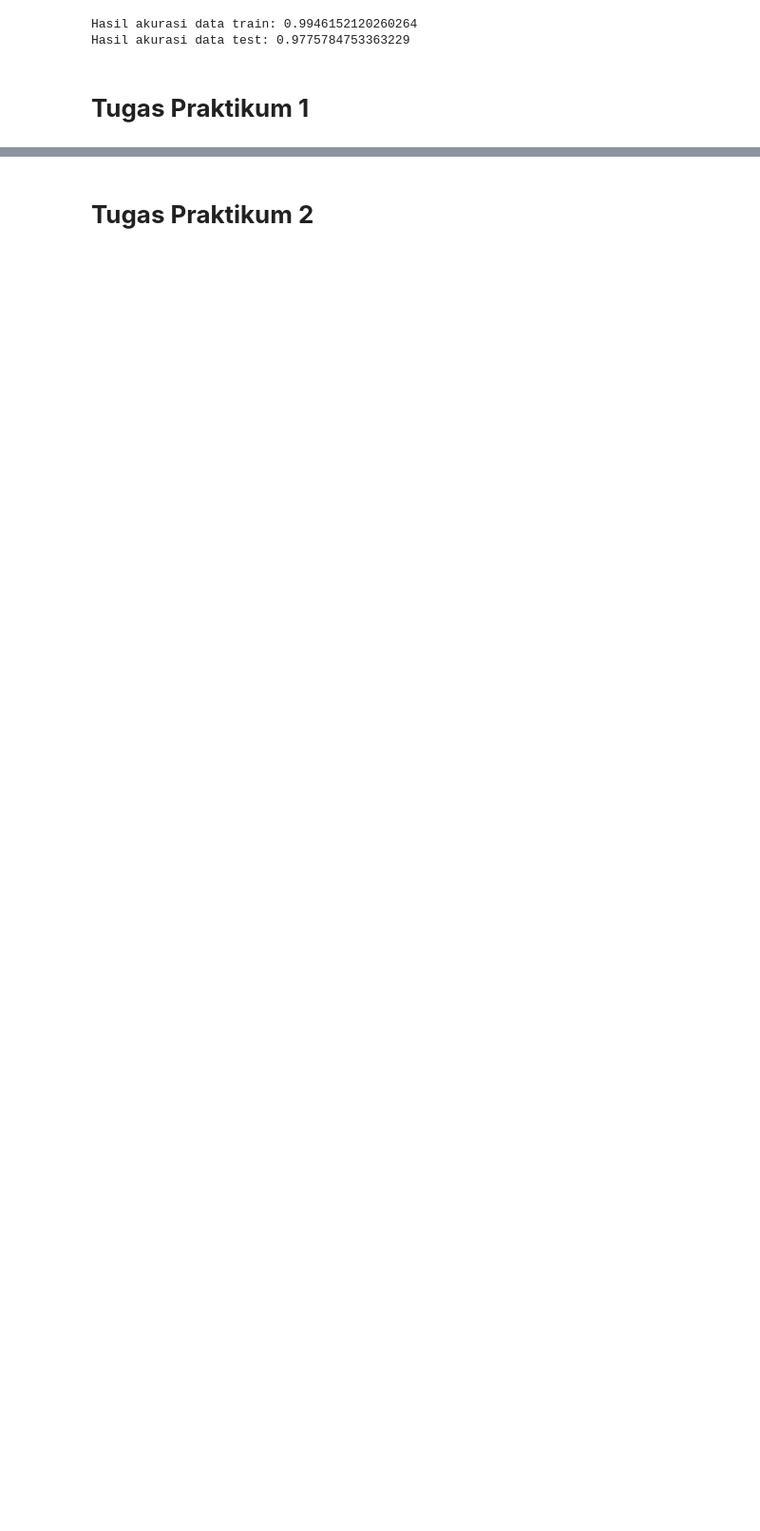
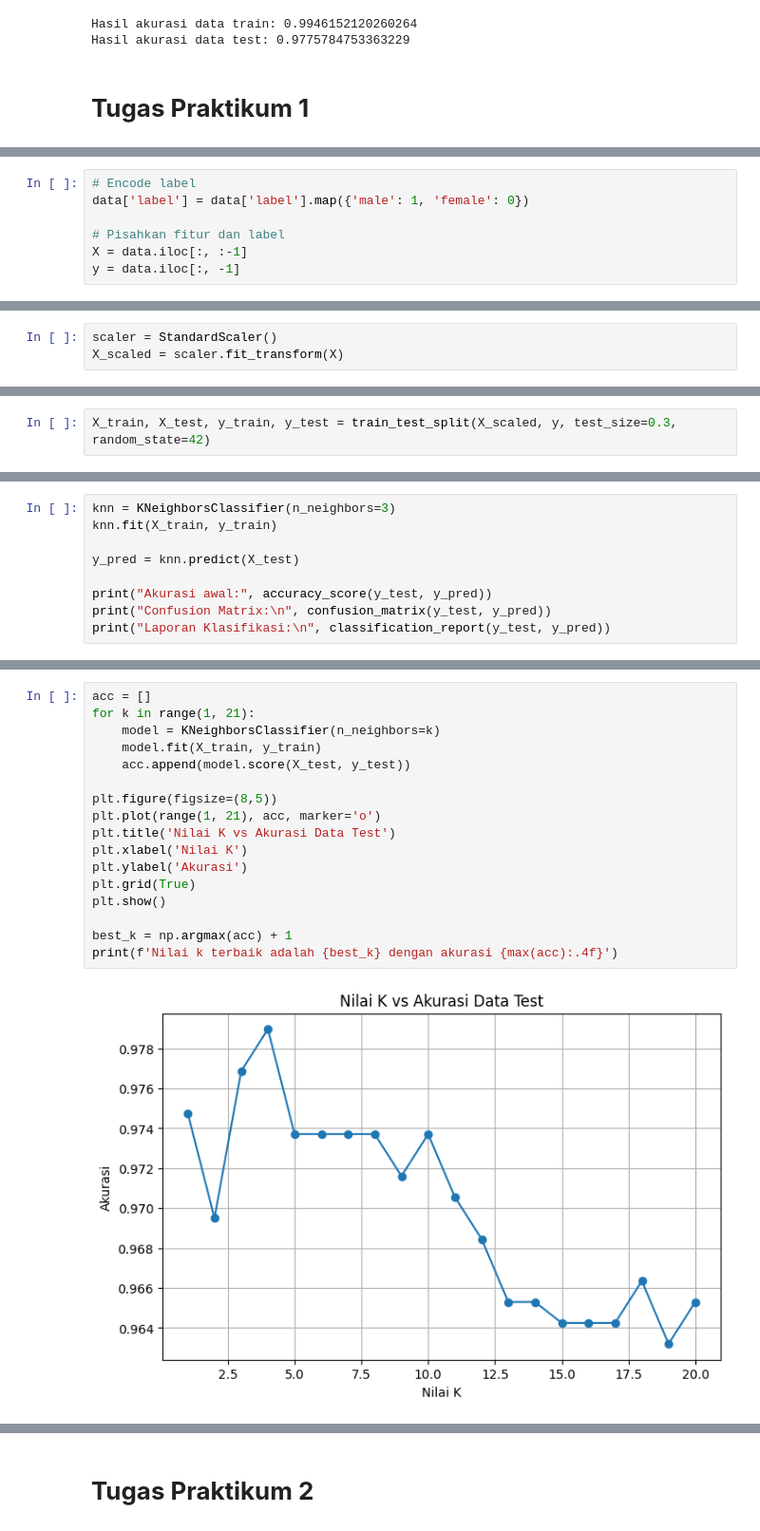
Before and after one commit to agungfradiansyah12/MesingLearning, a Jupyter notebook: jb9MesinLearningKlasifikasi.ipynb, the cells around one changed output, grey strips where cells are left out. Shown at 95% size. Saved outputs shown, nothing was run; the diff lists cells and outputs as text; blank space fills up the shorter version.

```diff
--- a/jb9MesinLearningKlasifikasi.ipynb
+++ b/jb9MesinLearningKlasifikasi.ipynb
@@ -470,0 +527,7 @@ Hasil akurasi data test: 0.9775784753363229
+# %%
+# Encode label
+data['label'] = data['label'].map({'male': 1, 'female': 0})
+
+# Pisahkan fitur dan label
+X = data.iloc[:, :-1]
+y = data.iloc[:, -1]
@@ -470,0 +536,3 @@ Hasil akurasi data test: 0.9775784753363229
+# %%
+scaler = StandardScaler()
+X_scaled = scaler.fit_transform(X)
@@ -470,0 +541,2 @@ Hasil akurasi data test: 0.9775784753363229
+# %%
+X_train, X_test, y_train, y_test = train_test_split(X_scaled, y, test_size=0.3, random_state=42)
@@ -470,0 +545,9 @@ Hasil akurasi data test: 0.9775784753363229
+# %%
+knn = KNeighborsClassifier(n_neighbors=3)
+knn.fit(X_train, y_train)
+
+y_pred = knn.predict(X_test)
+
+print("Akurasi awal:", accuracy_score(y_test, y_pred))
+print("Confusion Matrix:\n", confusion_matrix(y_test, y_pred))
+print("Laporan Klasifikasi:\n", classification_report(y_test, y_pred))
@@ -470,0 +570,19 @@ Hasil akurasi data test: 0.9775784753363229
+# %%
+acc = []
+for k in range(1, 21):
+    model = KNeighborsClassifier(n_neighbors=k)
+    model.fit(X_train, y_train)
+    acc.append(model.score(X_test, y_test))
+
+plt.figure(figsize=(8,5))
+plt.plot(range(1, 21), acc, marker='o')
+plt.title('Nilai K vs Akurasi Data Test')
+plt.xlabel('Nilai K')
+plt.ylabel('Akurasi')
+plt.grid(True)
+plt.show()
+
+best_k = np.argmax(acc) + 1
+print(f'Nilai k terbaik adalah {best_k} dengan akurasi {max(acc):.4f}')
+# %% [output]
+[figure, added]
```
Also changed, not shown: parts of 28 cells of this notebook.
